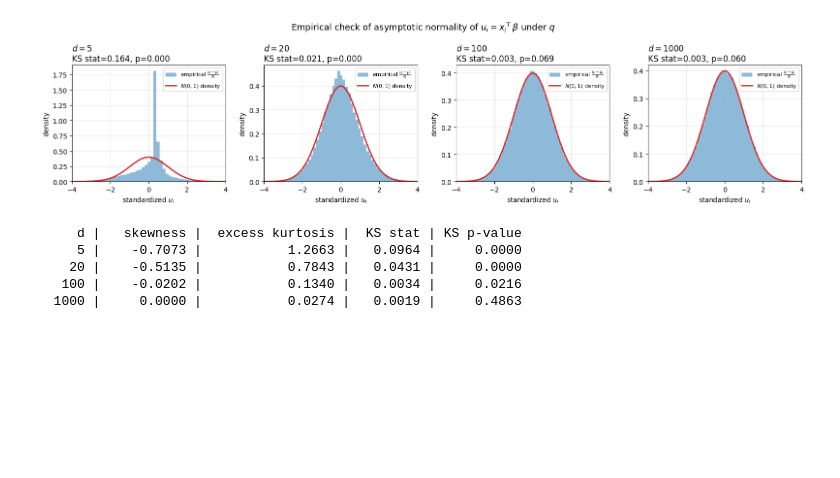
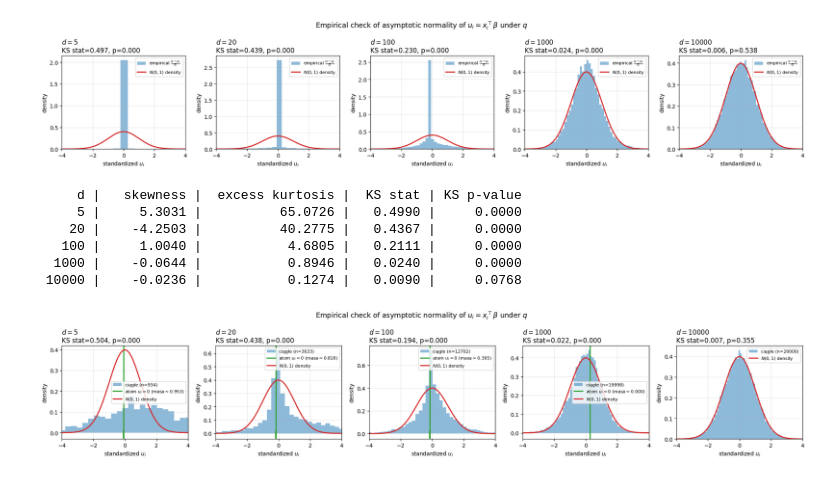
Before and after one commit to mariaestera/vi_tobit, a Jupyter notebook: CLT_spike_and-slab.ipynb, the cells around one changed output. Drawn from its saved outputs; the diff is of its cells as text; code cells hidden in the pictures; blank space fills up the shorter version.

Commit message:
check of CLT approximation of spike-and-slab VI approximation

```diff
--- a/CLT_spike_and-slab.ipynb
+++ b/CLT_spike_and-slab.ipynb
@@ -12,7 +12,7 @@ from scipy import stats
 rng = np.random.default_rng(42)
 
 # ---------- variational / prior-like parameters ----------
-pi0 = 0.3          # gamma_j = P_q(z_j = 1), fixed, independent of d
+pi0 = 0.01          # gamma_j = P_q(z_j = 1), fixed, independent of d
 m_val = 0.5        # variational mean m_j (same for all j, for simplicity)
 rho_val = 1.0      # variational variance rho_j (same for all j)
 
@@ -80,8 +80,8 @@ def theoretical_mean_var(x_i, pi0=pi0, m_val=m_val, rho_val=rho_val):
     return mu_i, sigma2_i
 
 # ---------- run simulation for increasing d ----------
-d_values = [5, 20, 100, 1000]
-n_samples = 200_000
+d_values = [5, 20, 100, 1000, 10_000]
+n_samples = 20_000
 
 fig, axes = plt.subplots(1, len(d_values), figsize=(4 * len(d_values), 4))
 
@@ -99,36 +99,85 @@ for ax, d in zip(axes, d_values):
     grid = np.linspace(-4, 4, 300)
     ax.plot(grid, stats.norm.pdf(grid), color='tab:red', linewidth=2,
              label='$N(0,1)$ density')
 
     # quantify deviation from normality
     ks_stat, ks_pval = stats.kstest(u_std, 'norm')
 
     ax.set_title(f'$d={d}$\nKS stat={ks_stat:.3f}, p={ks_pval:.3f}', loc='left')
     ax.set_xlabel(r'standardized $u_i$')
     ax.set_ylabel('density')
     ax.legend(fontsize=8)
     ax.set_xlim(-4, 4)
     ax.grid(alpha=0.3)
 
 fig.suptitle('Empirical check of asymptotic normality of $u_i = x_i^\\top\\beta$ under $q$', fontsize=13)
 plt.tight_layout()
 plt.savefig('clt_spike_and_slab_check.png', dpi=150)
 plt.show()
 
 # ---------- additional numeric diagnostics ----------
 print(f"{'d':>6} | {'skewness':>10} | {'excess kurtosis':>16} | {'KS stat':>8} | {'KS p-value':>10}")
 for d in d_values:
     u, x_i = sample_u(d, n_samples, rng)
     mu_i, sigma2_i = theoretical_mean_var(x_i)
     u_std = (u - mu_i) / np.sqrt(sigma2_i)
     skew = stats.skew(u_std)
     kurt = stats.kurtosis(u_std)  # excess kurtosis (0 for normal)
     ks_stat, ks_pval = stats.kstest(u_std, 'norm')
     print(f"{d:6d} | {skew:10.4f} | {kurt:16.4f} | {ks_stat:8.4f} | {ks_pval:10.4f}")
 # %% [output]
-[figure, old version]
+[figure, new version]
      d |   skewness |  excess kurtosis |  KS stat | KS p-value
-     5 |    -0.7073 |           1.2663 |   0.0964 |     0.0000
-    20 |    -0.5135 |           0.7843 |   0.0431 |     0.0000
-   100 |    -0.0202 |           0.1340 |   0.0034 |     0.0216
-  1000 |     0.0000 |           0.0274 |   0.0019 |     0.4863
+     5 |     5.3031 |          65.0726 |   0.4990 |     0.0000
+    20 |    -4.2503 |          40.2775 |   0.4367 |     0.0000
+   100 |     1.0040 |           4.6805 |   0.2111 |     0.0000
+  1000 |    -0.0644 |           0.8946 |   0.0240 |     0.0000
+ 10000 |    -0.0236 |           0.1274 |   0.0090 |     0.0768
+# %%
+fig, axes = plt.subplots(1, len(d_values), figsize=(4 * len(d_values), 4))
+for ax, d in zip(axes, d_values):
+    u, x_i = sample_u(d, n_samples, rng)
+    mu_i, sigma2_i = theoretical_mean_var(x_i)
+    sigma_i = np.sqrt(sigma2_i)
+    # standardize using theoretical mean/variance
+    u_std = (u - mu_i) / sigma_i
+
+    # rozdzielenie: atom w zerze (u dokładnie 0) vs. część ciągła
+    is_zero = (u == 0)
+    u_std_zero = u_std[is_zero]
+    u_std_cont = u_std[~is_zero]
+
+    frac_zero = is_zero.mean()
+
+    # histogram części ciągłej
+    ax.hist(u_std_cont, bins=80, density=True, alpha=0.5, color='tab:blue',
+             label=f'ciągłe (n={(~is_zero).sum()})')
+
+    # atom w zerze jako pionowa linia / słupek o wysokości = masa atomu (po standaryzacji)
+    if is_zero.any():
+        ax.axvline(u_std_zero[0], color='tab:green', linewidth=2,
+                   label=f'atom $u_i=0$ (masa$\\approx${frac_zero:.3f})')
+        # opcjonalnie: zaznacz punkty na osi x (rug plot) zamiast histogramu,
+        # bo to pojedyncza wartość (u_std_zero powinno być identyczne dla wszystkich)
+        ax.scatter(u_std_zero, np.zeros_like(u_std_zero) - 0.01, marker='|',
+                   color='tab:green', s=200, alpha=0.3, clip_on=False)
+
+    grid = np.linspace(-4, 4, 300)
+    ax.plot(grid, stats.norm.pdf(grid), color='tab:red', linewidth=2,
+             label='$N(0,1)$ density')
+
+    # test KS liczony na całej standaryzowanej próbce (albo tylko na części ciągłej - patrz uwaga niżej)
+    ks_stat, ks_pval = stats.kstest(u_std, 'norm')
+    ax.set_title(f'$d={d}$\nKS stat={ks_stat:.3f}, p={ks_pval:.3f}', loc='left')
+    ax.set_xlabel(r'standardized $u_i$')
+    ax.set_ylabel('density')
+    ax.legend(fontsize=8)
+    ax.set_xlim(-4, 4)
+    ax.grid(alpha=0.3)
+
+fig.suptitle('Empirical check of asymptotic normality of $u_i = x_i^\\top\\beta$ under $q$', fontsize=13)
+plt.tight_layout()
+plt.savefig('clt_spike_and_slab_check.png', dpi=150)
+plt.show()
+# %% [output]
+[figure, added]
```
Also changed, not shown: parts of 3 cells of this notebook.
